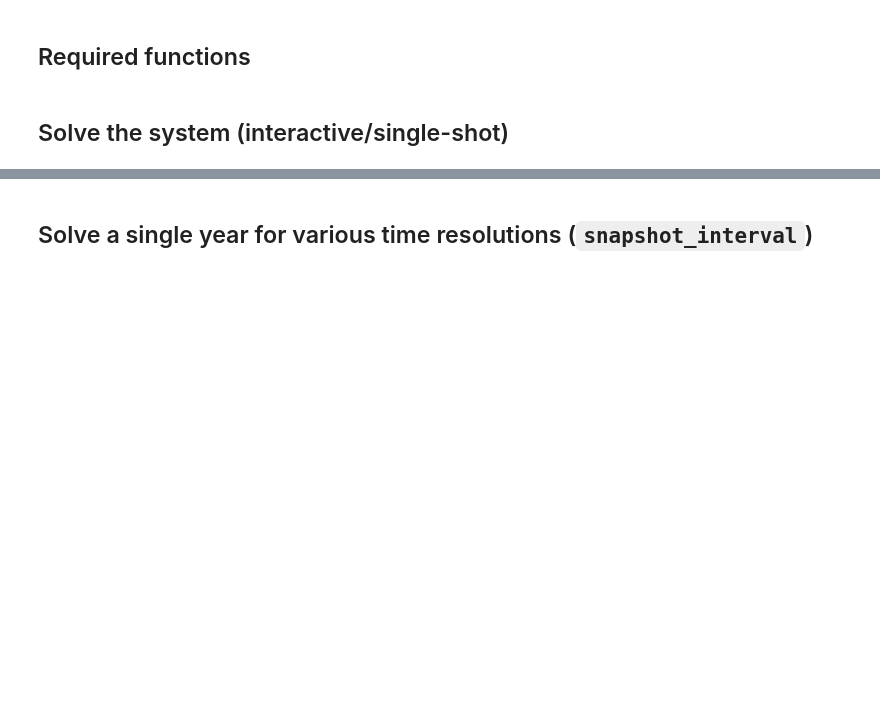
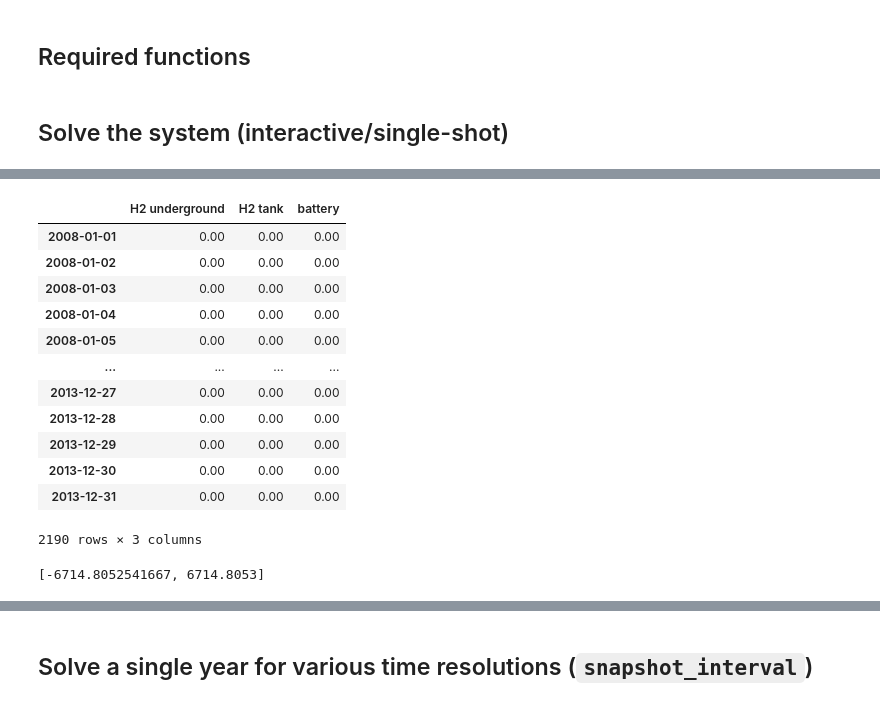
Before and after one commit to bmcmullin/SWIS-100-IE, a Jupyter notebook: run_single_simulation.ipynb, the cells around one changed output, grey strips where cells are left out. Drawn from its saved outputs; the diff is of its cells as text; code cells hidden in the pictures; blank space fills up the shorter version.

```diff
--- a/run_single_simulation.ipynb
+++ b/run_single_simulation.ipynb
@@ -577,0 +624,48 @@ run_stats
+# %%
+Nyears = int(run_configs.loc['Nyears',run_id])
+weather_year_start = int(run_configs.loc['weather_year_start',run_id])
+weather_year_end = weather_year_start + (Nyears - 1)
+
+plt_start = F"{weather_year_start}-01-01"
+plt_stop = F"{weather_year_end}-12-31"
+# %%
+%matplotlib notebook
+
+fig, ax = plt.subplots()
+#fig.set_size_inches((10,8))
+
+"H2 store underground"
+"H2 store tank"
+"battery storage"
+
+rename = {"H2 store underground" : "H2 underground",
+          "H2 store tank" : "H2 tank",
+          "battery storage" : "battery"}
+
+rename = {ct + " "+k : v for k,v in rename.items()}
+
+colors = {"H2 underground" : "b",
+           "H2 tank" : "y",
+           "battery" : "gray"}
+
+storage = network.stores_t.e[[ct+" H2 store underground",
+                              ct+" H2 store tank",ct+" battery storage"]].rename(columns=rename).round(10)
+display(storage)
+
+storage.loc[start:stop].plot(kind="area",stacked=True,ax=ax,linewidth=0,
+                              color=[colors[i] for i in storage.columns])
+
+e_max = storage.sum(axis=1).max()
+e_min = storage.sum(axis=1).min()
+
+#ax.set_ylim([demand_max,gen_max])
+print([demand_max,gen_max])
+ax.set_ylim([0.0, 1.2*e_max])
+ax.set_xlim([plt_start,plt_stop])
+ax.set_ylabel("Storage [MWh]")
+ax.legend(ncol=3,loc="upper left")
+
+fig.tight_layout()
+
+#fig.savefig("img/{}-{}-{}-{}.png".format(ct,scenario,start,stop),dpi=100)
+# %% [output]
@@ -578,2 +674,16 @@ run_stats
+|  | H2 underground | H2 tank | battery |
+| 2008-01-01 | 0.00 | 0.00 | 0.00 |
+| 2008-01-02 | 0.00 | 0.00 | 0.00 |
+| 2008-01-03 | 0.00 | 0.00 | 0.00 |
+| 2008-01-04 | 0.00 | 0.00 | 0.00 |
+| 2008-01-05 | 0.00 | 0.00 | 0.00 |
+| ... | ... | ... | ... |
+| 2013-12-27 | 0.00 | 0.00 | 0.00 |
+| 2013-12-28 | 0.00 | 0.00 | 0.00 |
+| 2013-12-29 | 0.00 | 0.00 | 0.00 |
+| 2013-12-30 | 0.00 | 0.00 | 0.00 |
+| 2013-12-31 | 0.00 | 0.00 | 0.00 |
+2190 rows × 3 columns
+[-6714.8052541667, 6714.8053]
 # %%
 %matplotlib notebook
```
Also changed, not shown: parts of 9 cells of this notebook.
